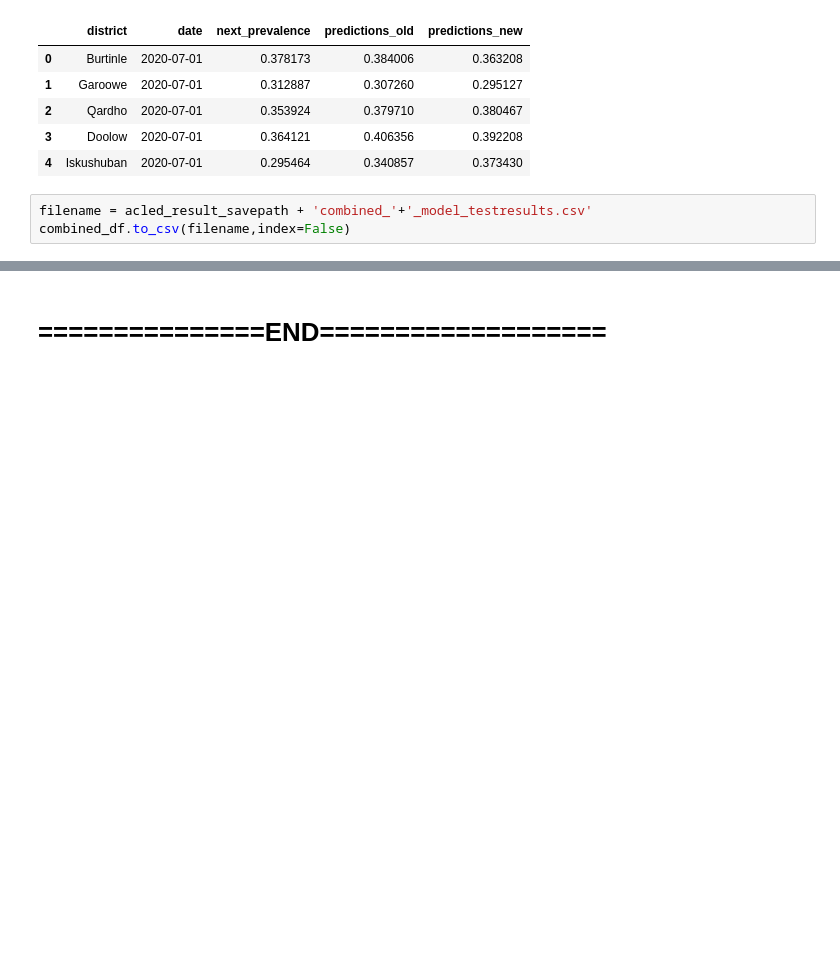
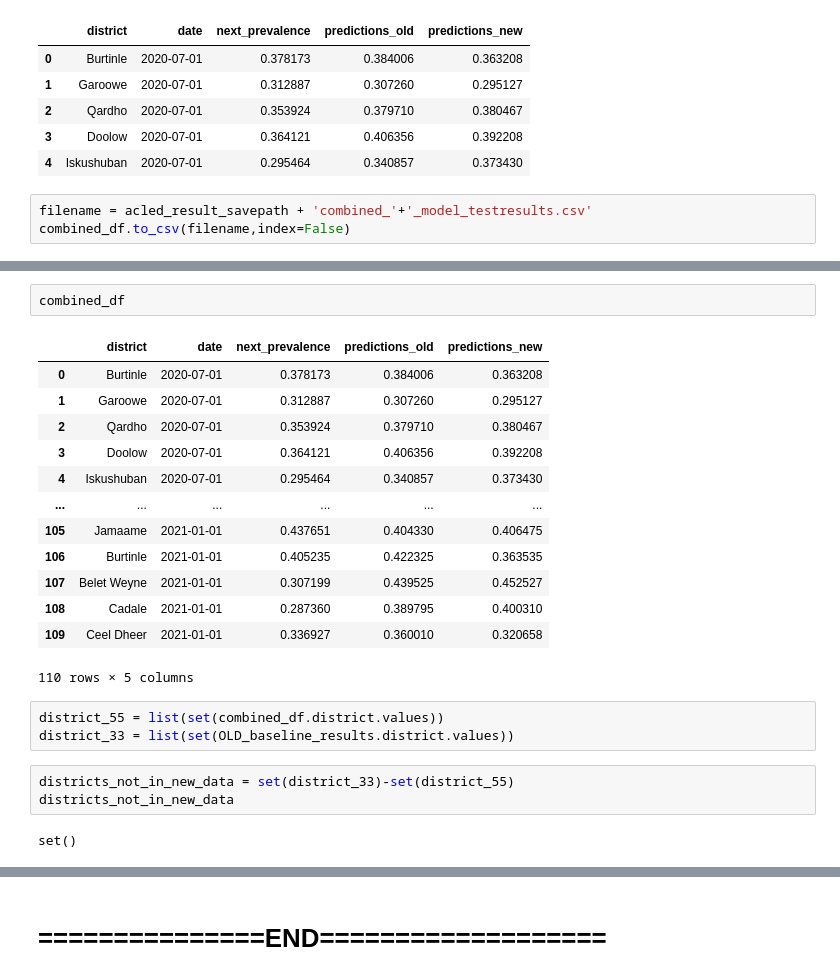
Before and after one commit to abroniewski/Child-Wasting-Prediction, a Jupyter notebook: notebooks/baseline_model_acled.ipynb, the cells around one changed output, grey strips where cells are left out. Saved outputs shown, nothing was run; the diff lists cells and outputs as text; blank space fills up the shorter version.

```diff
--- a/notebooks/baseline_model_acled.ipynb
+++ b/notebooks/baseline_model_acled.ipynb
@@ -518,0 +533,24 @@ combined_df.to_csv(filename,index=False)
+# %%
+combined_df
+# %% [output]
+|  | district | date | next_prevalence | predictions_old | predictions_new |
+| 0 | Burtinle | 2020-07-01 | 0.378173 | 0.384006 | 0.363208 |
+| 1 | Garoowe | 2020-07-01 | 0.312887 | 0.307260 | 0.295127 |
+| 2 | Qardho | 2020-07-01 | 0.353924 | 0.379710 | 0.380467 |
+| 3 | Doolow | 2020-07-01 | 0.364121 | 0.406356 | 0.392208 |
+| 4 | Iskushuban | 2020-07-01 | 0.295464 | 0.340857 | 0.373430 |
+| ... | ... | ... | ... | ... | ... |
+| 105 | Jamaame | 2021-01-01 | 0.437651 | 0.404330 | 0.406475 |
+| 106 | Burtinle | 2021-01-01 | 0.405235 | 0.422325 | 0.363535 |
+| 107 | Belet Weyne | 2021-01-01 | 0.307199 | 0.439525 | 0.452527 |
+| 108 | Cadale | 2021-01-01 | 0.287360 | 0.389795 | 0.400310 |
+| 109 | Ceel Dheer | 2021-01-01 | 0.336927 | 0.360010 | 0.320658 |
+110 rows × 5 columns
+# %%
+district_55 = list(set(combined_df.district.values))
+district_33 = list(set(OLD_baseline_results.district.values))
+# %%
+districts_not_in_new_data = set(district_33)-set(district_55)
+districts_not_in_new_data
+# %% [output]
+set()
```
Also changed, not shown: parts of 10 cells of this notebook, 3 other files.
